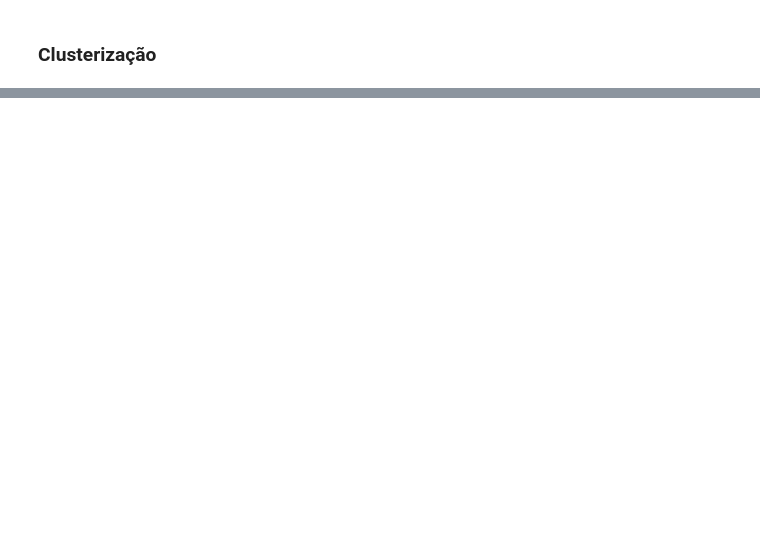
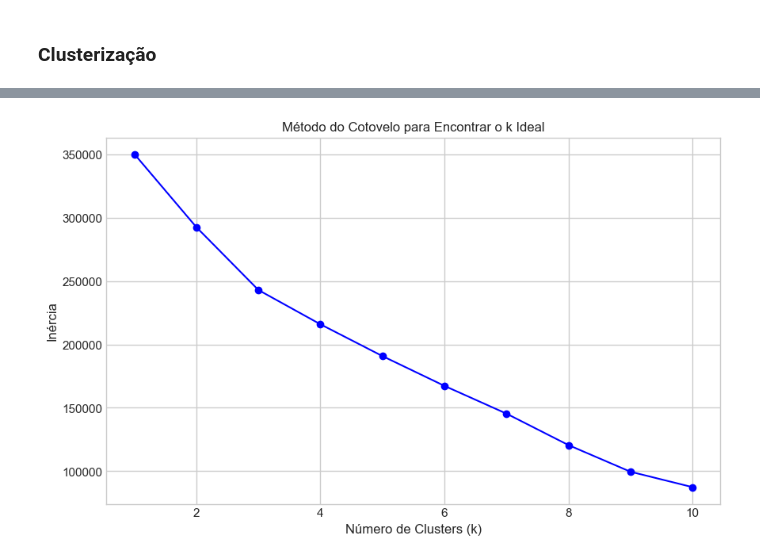
Before and after one commit to laysfreitas/TJGO_CienciaDeDados, a Jupyter notebook: Análise de Dados/Trabalho_Final/trabalho_final.ipynb, the cells around one changed output, grey strips where cells are left out. Cells and saved outputs as stored; diff of their text form; code cells hidden in the pictures; blank space fills up the shorter version.

```diff
--- a/Análise de Dados/Trabalho_Final/trabalho_final.ipynb
+++ b/Análise de Dados/Trabalho_Final/trabalho_final.ipynb
@@ -250,16 +224,90 @@ Passing `palette` without assigning `hue` is deprecated and will be removed in v
 # %% [markdown]
 ### Clusterização
 # %%
-# Supondo que você já criou a coluna NO_REGIAO e SCORE_TEC no seu dataframe
-df_ensino_medio['SCORE_TEC'] = df_ensino_medio['IN_BANDA_LARGA'] + df_ensino_medio['IN_LABORATORIO_INFORMATICA']
+numerador = df_ensino_medio['QT_MAT_BAS']
+denominador = df_ensino_medio['QT_TOTAL_DISPOSITIVOS']
+df_ensino_medio['ALUNOS_POR_DISPOSITIVO'] = numerador / denominador
+df_ensino_medio.replace([np.inf, -np.inf], np.nan, inplace=True)
+df_ensino_medio.dropna(inplace=True)
 
-features_cluster = [
-    'QT_MAT_MED',                      # Contexto de tamanho
-    'INDICE_PONDERADO_ALUNO_DISP',     # Sua métrica principal
-    'TP_DEPENDENCIA',                  # Contexto administrativo (Pública/Privada)
-    'TP_LOCALIZACAO',                  # NOVO: Contexto estrutural (Urbana/Rural)
-    'SCORE_TEC',                       # NOVO: Feature sintética de "esforço tecnológico"
-    'NO_REGIAO'                        # NOVO: Contexto geográfico com menor dimensionalidade
+print("DataFrame criado com", len(df_ensino_medio), "escolas.")
+display(df_ensino_medio.head())
+
+
+features_para_cluster = [
+    'QT_MAT_BAS',
+    'ALUNOS_POR_DISPOSITIVO',
+    'TP_DEPENDENCIA',
+    'NO_REGIAO',
+    'TP_LOCALIZACAO'
 ]
-# 2. Preparação do dataframe para o modelo
-df_cluster = df_ensino_medio[features_cluster].copy()
+
+df_cluster = df_ensino_medio[features_para_cluster].copy()
+
+df_cluster_encoded = pd.get_dummies(df_cluster, columns=['TP_DEPENDENCIA', 'NO_REGIAO', 'TP_LOCALIZACAO'])
+
+print("\nFeatures preparadas para o modelo:")
+display(df_cluster_encoded.head())
+
+
+# --- Passo 3: Normalização dos Dados ---
+print("Normalizando os dados...")
+scaler = StandardScaler()
+X_scaled = scaler.fit_transform(df_cluster_encoded)
+
+
+print("Calculando o número ideal de clusters com o Método do Cotovelo...")
+inertia = []
+K_range = range(1, 11)
+for k in K_range:
+    kmeans = KMeans(n_clusters=k, random_state=42, n_init=10)
+    kmeans.fit(X_scaled)
+    inertia.append(kmeans.inertia_)
+
+plt.figure(figsize=(10, 6))
+plt.plot(K_range, inertia, 'bo-')
+plt.xlabel('Número de Clusters (k)')
+plt.ylabel('Inércia')
+plt.title('Método do Cotovelo para Encontrar o k Ideal')
+plt.show()
+
+k_ideal = 4
+
+print(f"\nTreinando o modelo K-Means com k={k_ideal}...")
+kmeans = KMeans(n_clusters=k_ideal, random_state=42, n_init=10)
+kmeans.fit(X_scaled)
+
+df_ensino_medio['CLUSTER'] = kmeans.labels_
+print("Clusterização completa!")
+
+final_silhouette_score = silhouette_score(X_scaled, kmeans.labels_)
+print(f"\nPontuação Média de Silhueta para k={k_ideal}: {final_silhouette_score:.4f}")
+
+print("\n--- Análise dos Perfis de Cada Cluster ---")
+analise_numerica = df_ensino_medio.groupby('CLUSTER')[['QT_MAT_BAS', 'ALUNOS_POR_DISPOSITIVO']].mean().round(2)
+analise_categorica = df_ensino_medio.groupby('CLUSTER')[['TP_DEPENDENCIA', 'NO_REGIAO', 'TP_LOCALIZACAO']].agg(lambda x: x.mode()[0])
+perfis_clusters = pd.concat([analise_numerica, analise_categorica], axis=1)
+
+display(perfis_clusters)
+
+
+print("\nVisualizando os clusters em 2D com PCA...")
+pca = PCA(n_components=2)
+X_pca = pca.fit_transform(X_scaled)
+
+df_pca = pd.DataFrame(data=X_pca, columns=['Componente Principal 1', 'Componente Principal 2'])
+df_pca['CLUSTER'] = kmeans.labels_
+
+plt.figure(figsize=(12, 8))
+sns.scatterplot(
+    x='Componente Principal 1',
+    y='Componente Principal 2',
+    hue='CLUSTER',
+    palette=sns.color_palette("hls", k_ideal),
+    data=df_pca,
+    legend="full",
+    alpha=0.8
+)
+plt.title('Visualização dos Clusters de Escolas em 2D')
+plt.show()
+# %% [output]
@@ -265,0 +330 @@ df_cluster = df_ensino_medio[features_cluster].copy()
+[figure, added]
```
Also changed, not shown: parts of 25 cells of this notebook, 3 other files.
